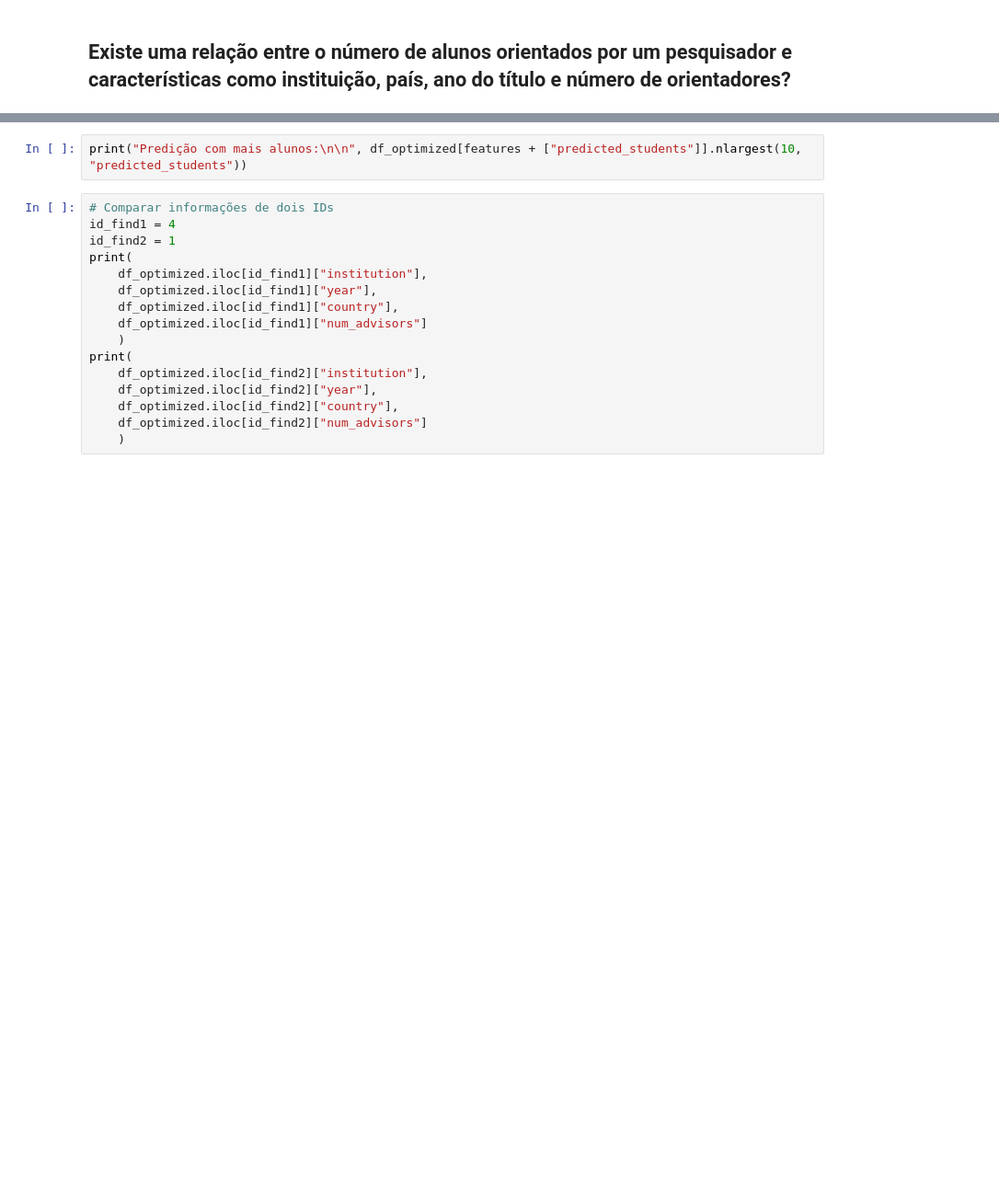
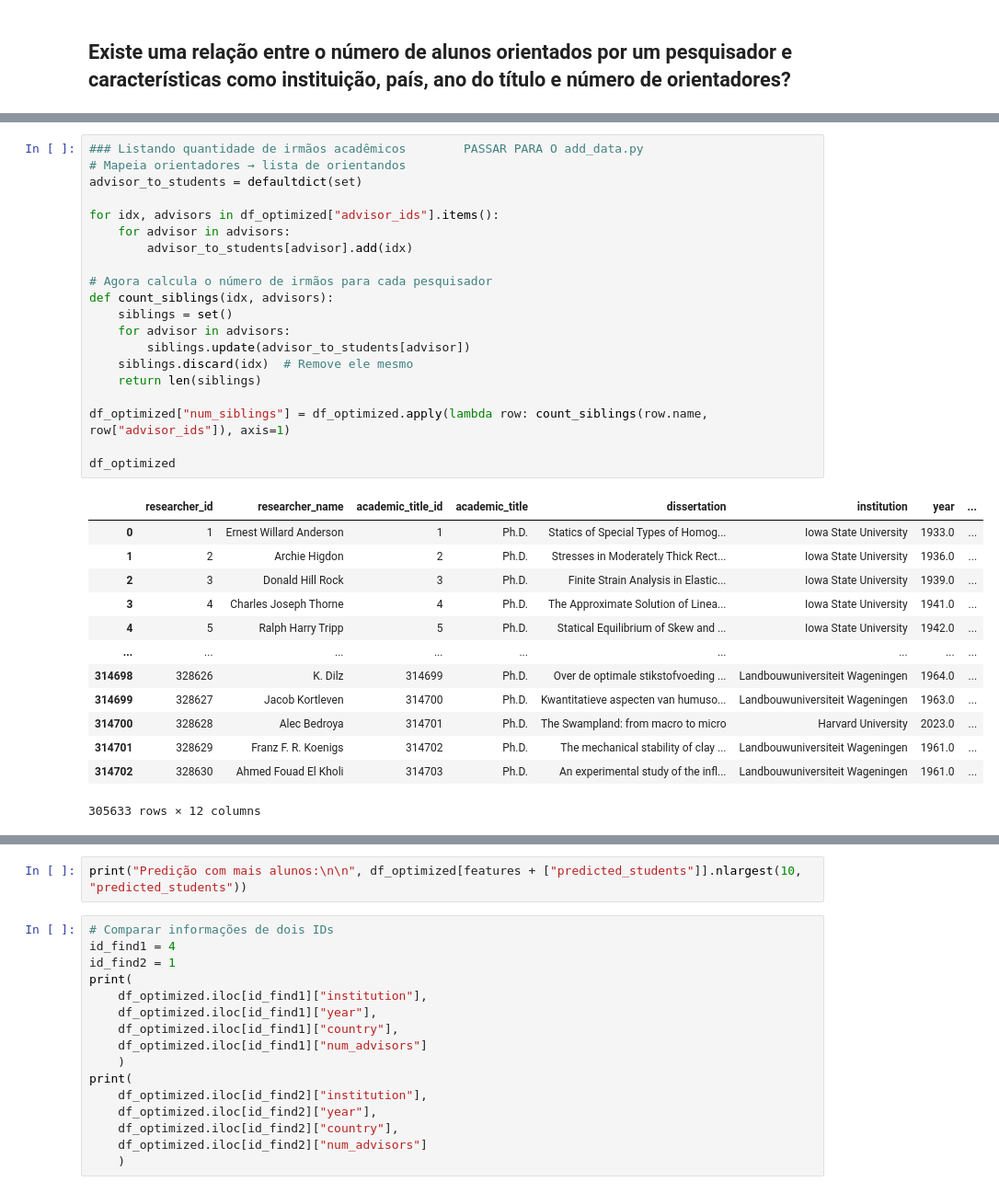
Before and after one commit to Renan-Bodom/mgp, a Jupyter notebook: IA no MGP.ipynb, the cells around one changed output, grey strips where cells are left out. Shown: that part at 92% size. Drawn from its saved outputs; the diff is of its cells as text; blank space fills up the shorter version.

Commit message:
Gerando coluna com quantidade de irmãos

```diff
--- a/IA no MGP.ipynb
+++ b/IA no MGP.ipynb
@@ -401 +430,35 @@ print("Novo tamanho do banco sem valores nulos:", len(df_optimized))
+# %%
+### Listando quantidade de irmãos acadêmicos        PASSAR PARA O add_data.py
+# Mapeia orientadores → lista de orientandos
+advisor_to_students = defaultdict(set)
+
+for idx, advisors in df_optimized["advisor_ids"].items():
+    for advisor in advisors:
+        advisor_to_students[advisor].add(idx)
+
+# Agora calcula o número de irmãos para cada pesquisador
+def count_siblings(idx, advisors):
+    siblings = set()
+    for advisor in advisors:
+        siblings.update(advisor_to_students[advisor])
+    siblings.discard(idx)  # Remove ele mesmo
+    return len(siblings)
+
+df_optimized["num_siblings"] = df_optimized.apply(lambda row: count_siblings(row.name, row["advisor_ids"]), axis=1)
+
+df_optimized
+# %% [output]
+|  | researcher_id | researcher_name | academic_title_id | academic_title | dissertation | institution | year | ... |
+| 0 | 1 | Ernest Willard Anderson | 1 | Ph.D. | Statics of Special Types of Homog... | Iowa State University | 1933.0 | ... |
+| 1 | 2 | Archie Higdon | 2 | Ph.D. | Stresses in Moderately Thick Rect... | Iowa State University | 1936.0 | ... |
+| 2 | 3 | Donald Hill Rock | 3 | Ph.D. | Finite Strain Analysis in Elastic... | Iowa State University | 1939.0 | ... |
+| 3 | 4 | Charles Joseph Thorne | 4 | Ph.D. | The Approximate Solution of Linea... | Iowa State University | 1941.0 | ... |
+| 4 | 5 | Ralph Harry Tripp | 5 | Ph.D. | Statical Equilibrium of Skew and ... | Iowa State University | 1942.0 | ... |
+| ... | ... | ... | ... | ... | ... | ... | ... | ... |
+| 314698 | 328626 | K. Dilz | 314699 | Ph.D. | Over de optimale stikstofvoeding ... | Landbouwuniversiteit Wageningen | 1964.0 | ... |
+| 314699 | 328627 | Jacob Kortleven | 314700 | Ph.D. | Kwantitatieve aspecten van humuso... | Landbouwuniversiteit Wageningen | 1963.0 | ... |
+| 314700 | 328628 | Alec Bedroya | 314701 | Ph.D. | The Swampland: from macro to micro | Harvard University | 2023.0 | ... |
+| 314701 | 328629 | Franz F. R. Koenigs | 314702 | Ph.D. | The mechanical stability of clay ... | Landbouwuniversiteit Wageningen | 1961.0 | ... |
+| 314702 | 328630 | Ahmed Fouad El Kholi | 314703 | Ph.D. | An experimental study of the infl... | Landbouwuniversiteit Wageningen | 1961.0 | ... |
+305633 rows × 12 columns
 # %%
```
Also changed, not shown: parts of 6 cells of this notebook.
